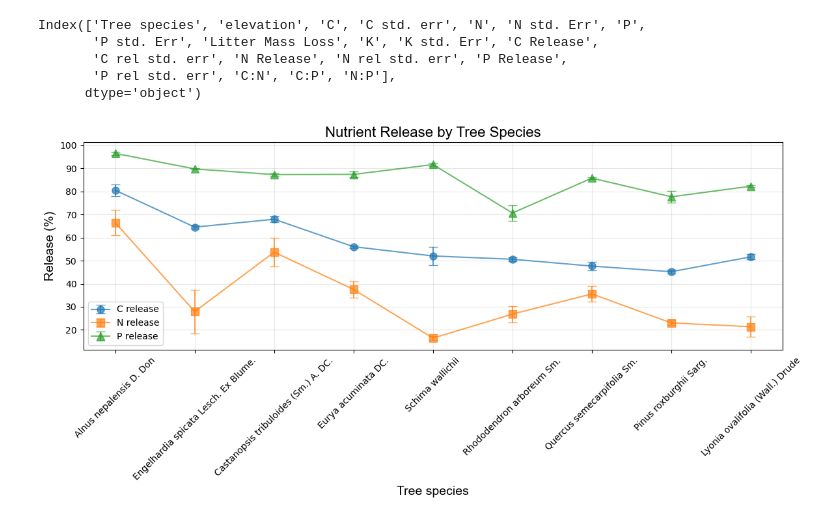
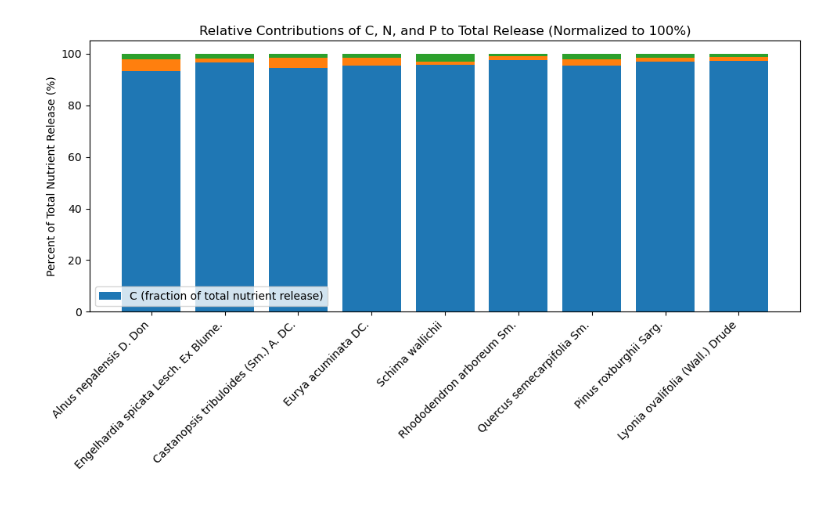
Before and after one commit to rjost1/GEOS685, a Jupyter notebook: Final.ipynb, the cells around one changed output. Drawn from its saved outputs; the diff is of its cells as text; code cells hidden in the pictures.

```diff
--- a/Final.ipynb
+++ b/Final.ipynb
@@ -29,8 +16,16 @@ litter_df
 # %%
+# ----------------------------------------------------
+# Stoichiometry (molar)
+# ----------------------------------------------------
+AW_C = 12.011
+AW_N = 14.007
+AW_P = 30.974
+
+litter_df["mol_C"] = litter_df["C"] / AW_C
+litter_df["mol_N"] = litter_df["N"] / AW_N
+litter_df["mol_P"] = litter_df["P"] / AW_P
+
+litter_df["C_N_molar"] = litter_df["mol_C"] / litter_df["mol_N"]
+litter_df["C_P_molar"] = litter_df["mol_C"] / litter_df["mol_P"]
+litter_df["N_P_molar"] = litter_df["mol_N"] / litter_df["mol_P"]
-# %% [output]
-Index(['Tree species', 'elevation', 'C', 'C std. err', 'N', 'N std. Err', 'P',
-       'P std. Err', 'Litter Mass Loss', 'K', 'K std. Err', 'C Release',
-       'C rel std. err', 'N Release', 'N rel std. err', 'P Release',
-       'P rel std. err', 'C:N', 'C:P', 'N:P'],
-      dtype='object')
 # %%
@@ -41,9 +37,9 @@ litter_df['N:P'] = litter_df['N'] / litter_df['P']
 fig, ax = plt.subplots(figsize=(12, 6))
 
 # Create line plots for each release type with different colors, marker types, and error bars
-ax.errorbar(litter_df['Tree species'], litter_df['C\xa0Release'], yerr=litter_df['C rel std. err'], label='C release', marker=marker_types[0], alpha=0.7, markersize=8, capsize=5)
-ax.errorbar(litter_df['Tree species'], litter_df['N\xa0Release'], yerr=litter_df['N rel std. err'], label='N release', marker=marker_types[1], alpha=0.7, markersize=8, capsize=5)
-ax.errorbar(litter_df['Tree species'], litter_df['P\xa0Release'], yerr=litter_df['P rel std. err'], label='P release', marker=marker_types[2], alpha=0.7, markersize=8, capsize=5)
+ax.errorbar(litter_df['Tree species'], litter_df['C Release'], yerr=litter_df['C rel std. err'], label='C release', marker=marker_types[0], alpha=0.7, markersize=8, capsize=5)
+ax.errorbar(litter_df['Tree species'], litter_df['N Release'], yerr=litter_df['N rel std. err'], label='N release', marker=marker_types[1], alpha=0.7, markersize=8, capsize=5)
+ax.errorbar(litter_df['Tree species'], litter_df['P Release'], yerr=litter_df['P rel std. err'], label='P release', marker=marker_types[2], alpha=0.7, markersize=8, capsize=5)
 
 ax.set_xlabel('Tree species', fontdict=font_labels)
 ax.set_ylabel('Release (%)', fontdict=font_labels)
@@ -53,5 +49,51 @@ ax.grid(True, alpha=0.3)
 plt.xticks(rotation=45)
 plt.tight_layout()
 plt.show()
-# %% [output]
-[figure, removed]
+# %%
+# assume litter_df already loaded
+initial_mass = 10.0  # grams
+
+# Extract needed columns
+species = litter_df['Tree species']
+C_pct = litter_df['C']          # initial C %
+N_pct = litter_df['N']          # initial N %
+P_pct = litter_df['P']          # initial P %
+C_rel = litter_df['C Release'] # % released
+N_rel = litter_df['N Release']
+P_rel = litter_df['P Release']
+
+# Convert initial elemental percentages to masses (g)
+C_init_mass = (C_pct / 100.0) * initial_mass
+N_init_mass = (N_pct / 100.0) * initial_mass
+P_init_mass = (P_pct / 100.0) * initial_mass
+
+# Compute absolute mass released (g)
+C_mass_rel = C_init_mass * (C_rel / 100.0)
+N_mass_rel = N_init_mass * (N_rel / 100.0)
+P_mass_rel = P_init_mass * (P_rel / 100.0)
+
+# Convert to fractions of total elemental release
+total_rel = C_mass_rel + N_mass_rel + P_mass_rel
+
+C_frac = C_mass_rel / total_rel * 100
+N_frac = N_mass_rel / total_rel * 100
+P_frac = P_mass_rel / total_rel * 100
+
+fig, ax = plt.subplots(figsize=(10, 6))
+
+x = range(len(species))
+
+ax.bar(x, C_frac, label='C (fraction of total nutrient release)')
+ax.bar(x, N_frac, bottom=C_frac)
+ax.bar(x, P_frac, bottom=C_frac + N_frac)
+
+ax.set_xticks(x)
+ax.set_xticklabels(species, rotation=45, ha='right')
+ax.set_ylabel('Percent of Total Nutrient Release (%)')
+ax.set_title('Relative Contributions of C, N, and P to Total Release (Normalized to 100%)')
+ax.legend()
+
+plt.tight_layout()
+plt.show()
+# %% [output]
+[figure, added]
```
Also changed, not shown: parts of 6 cells of this notebook.
